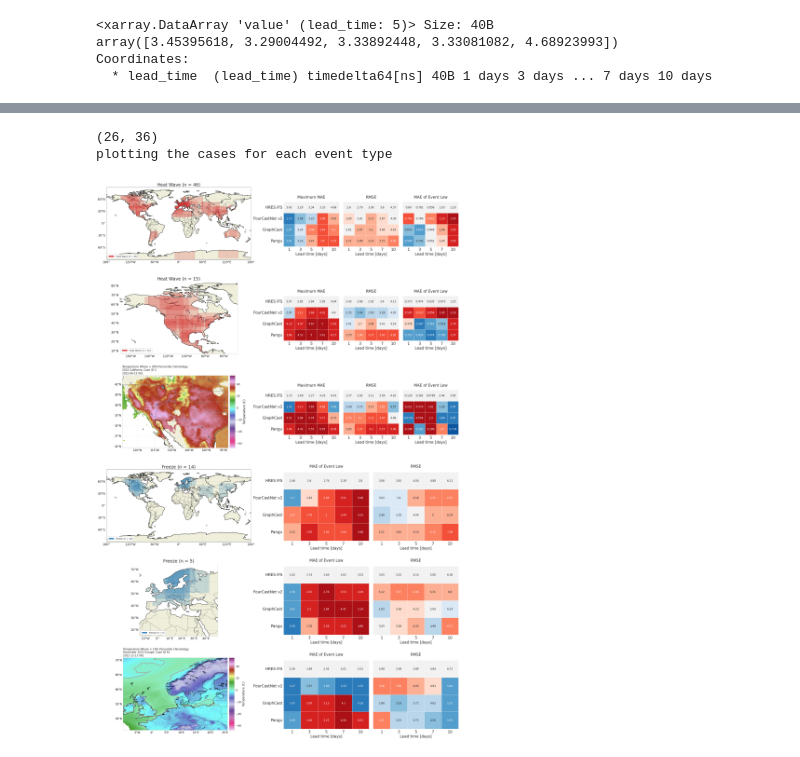
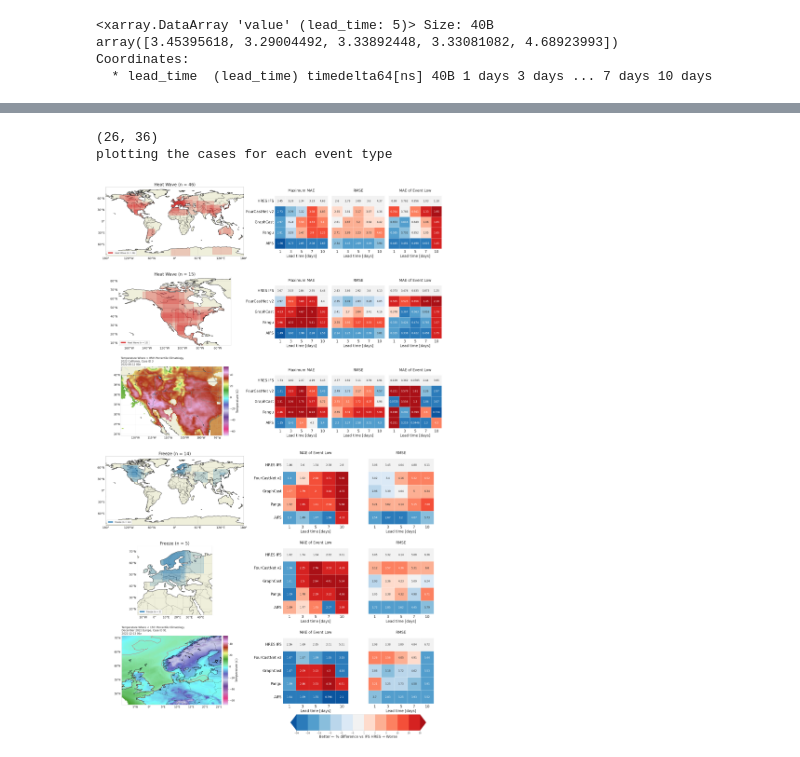
Before and after one commit to amymcgovern/extreme-weather-bench-paper, a Jupyter notebook: src/plots/figure2.ipynb, the cells around one changed output, grey strips where cells are left out. Drawn from its saved outputs; the diff is of its cells as text; code cells hidden in the pictures.

Commit message:
Full refactored freeze and re-did figure 2

```diff
--- a/src/plots/figure2.ipynb
+++ b/src/plots/figure2.ipynb
@@ -60,6 +63,7 @@ fourv2_style = {'color': accessible_colors[0]}
 gc_style = {'color': accessible_colors[2]}
 pangu_style = {'color': accessible_colors[3]}
 hres_style = {'color': 'black'}
+aifs_style = {'color': accessible_colors[4]}
 
 # the group styles and settings so that we can just easily grab them for the plots and they are globally consistent
 
@@ -80,14 +84,14 @@ gc_ifs_cira_settings = {'forecast_source':'CIRA GC IFS', 'label_str': 'GraphCast
 gc_gfs_cira_settings = {'forecast_source':'CIRA GC GFS', 'label_str': 'GraphCast'}
 pangu_ifs_cira_settings = {'forecast_source':'CIRA PANG IFS', 'label_str': 'Pangu Weather'}
 pangu_gfs_cira_settings = {'forecast_source':'CIRA PANG GFS', 'label_str': 'Pangu Weather'}
-
+aifs_ifs_cira_settings = {'forecast_source':'AIFS', 'label_str': 'AIFS'}
 hres_ifs_settings = {'forecast_source':'ECMWF HRES', 'label_str': 'HRES'}
 
 fourv2_ifs_settings = fourv2_ifs_cira_settings | fourv2_style | ifs_group_style
 gc_ifs_settings = gc_ifs_cira_settings | gc_style | ifs_group_style
 pangu_ifs_settings = pangu_ifs_cira_settings | pangu_style | ifs_group_style
 hres_settings = hres_ifs_settings | hres_style | hres_group_style
-
+aifs_ifs_settings = aifs_ifs_cira_settings | aifs_style | ifs_group_style
 fourv2_gfs_settings = fourv2_gfs_cira_settings | fourv2_style | gfs_group_style
 gc_gfs_settings = gc_gfs_cira_settings | gc_style | gfs_group_style
 pangu_gfs_settings = pangu_gfs_cira_settings | pangu_style | gfs_group_style
@@ -97,9 +101,11 @@ fourv2_heat_results = pd.read_pickle(basepath + 'saved_data/fourv2_heat_results.
 pang_heat_results = pd.read_pickle(basepath + 'saved_data/pang_heat_results.pkl')
 hres_heat_results = pd.read_pickle(basepath + 'saved_data/hres_heat_results.pkl')
 gc_heat_results = pd.read_pickle(basepath + 'saved_data/gc_heat_results.pkl')
+aifs_heat_results = pd.read_pickle(basepath + 'saved_data/aifs_heat_results.pkl')
 
 
 fourv2_freeze_results = pd.read_pickle(basepath + 'saved_data/fourv2_freeze_results.pkl')
 pang_freeze_results = pd.read_pickle(basepath + 'saved_data/pang_freeze_results.pkl')
 hres_freeze_results = pd.read_pickle(basepath + 'saved_data/hres_freeze_results.pkl')
 gc_freeze_results = pd.read_pickle(basepath + 'saved_data/gc_freeze_results.pkl')
+aifs_freeze_results = pd.read_pickle(basepath + 'saved_data/aifs_freeze_results.pkl')
@@ -226,11 +220,14 @@ freeze_metric_higher_is_better = [False, False]
 
 lead_time_days = [1, 3, 5, 7, 10]
 
-heat_results_array = [hres_heat_results, fourv2_heat_results, gc_heat_results, pang_heat_results]
+heat_results_array = [hres_heat_results, fourv2_heat_results, gc_heat_results,
+    pang_heat_results, aifs_heat_results]
 forecast_source = [hres_ifs_settings['forecast_source'],
     fourv2_gfs_settings['forecast_source'],
-    gc_gfs_settings['forecast_source'], pangu_gfs_settings['forecast_source']]
-freeze_results_array = [hres_freeze_results, fourv2_freeze_results, gc_freeze_results, pang_freeze_results]
+    gc_gfs_settings['forecast_source'], pangu_gfs_settings['forecast_source'],
+    aifs_ifs_settings['forecast_source']]
+freeze_results_array = [hres_freeze_results, fourv2_freeze_results, gc_freeze_results,
+    pang_freeze_results, aifs_freeze_results]
 
 (global_heat_error, global_rel_heat_error, na_heat_error, na_rel_heat_error, eu_heat_error, eu_rel_heat_error) = \
     get_error_array_for_heatmap(heat_results_array, hres_heat_results,
@@ -525,13 +522,13 @@ heat_settings = {}
 heat_settings["subplot_titles"] = heat_display_str
 heat_settings["metric_str"] = heat_metric_str
 heat_settings["lead_time_days"] = lead_time_days
-heat_settings["model_order"] = ["HRES IFS", "FourCastNet v2", "GraphCast", "Pangu"]
+heat_settings["model_order"] = ["HRES IFS", "FourCastNet v2", "GraphCast", "Pangu", "AIFS"]
 
 freeze_settings = {}
 freeze_settings["subplot_titles"] = freeze_display_str
 freeze_settings["metric_str"] = freeze_metric_str
 freeze_settings["lead_time_days"] = lead_time_days
-freeze_settings["model_order"] = ["HRES IFS", "FourCastNet v2", "GraphCast", "Pangu"]
+freeze_settings["model_order"] = ["HRES IFS", "FourCastNet v2", "GraphCast", "Pangu", "AIFS"]
 
 # second column of figure 2 shows the scorecard
 plot_utils.plot_heatmap(
@@ -554,32 +551,32 @@ plot_utils.plot_heatmap(
     heat_settings,
     ax=axs[2, 1],
 )
 
 plot_utils.plot_heatmap(
     global_rel_freeze_error,
     global_freeze_error,
     freeze_settings,
     ax=axs[3, 1],
 )
 
 plot_utils.plot_heatmap(
     eu_rel_freeze_error,
     eu_freeze_error,
     freeze_settings,
     ax=axs[4, 1],
     show_colorbar=False,
 )
 
 plot_utils.plot_heatmap(
     freeze_case_rel_error,
     freeze_case_error,
     freeze_settings,
     ax=axs[5, 1],
-    show_colorbar=False,
+    show_colorbar=True,
 )
 
 # fig.savefig(basepath + "saved_data/figure2.png", dpi=600)
 # %% [output]
 (26, 36)
 plotting the cases for each event type
-[figure, old version]
+[figure, new version]
```
Also changed, not shown: parts of 4 cells of this notebook, 2 other files.
